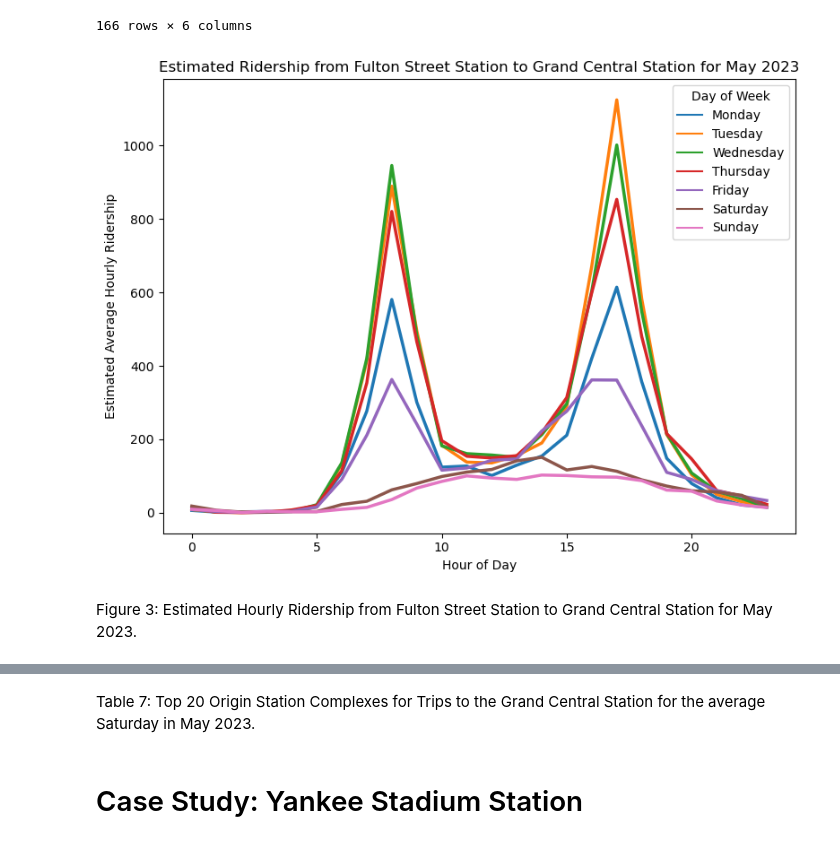
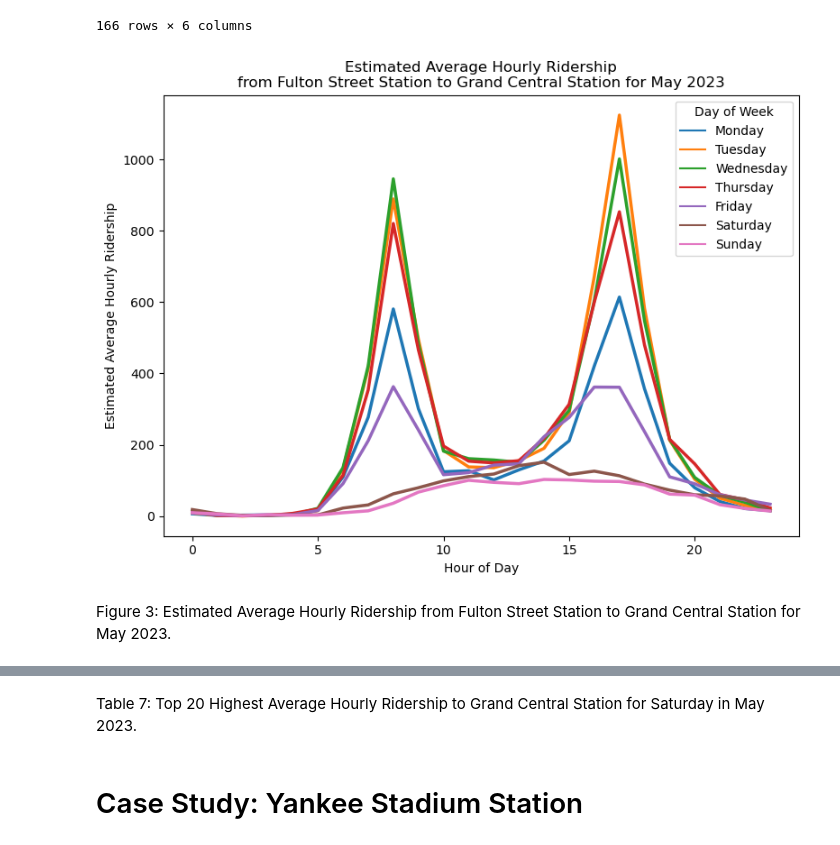
Before and after one commit to mebauer/mta-data, a Jupyter notebook: subway-trips.ipynb, the cells around one changed output, grey strips where cells are left out. Saved outputs shown, nothing was run; the diff lists cells and outputs as text; code cells hidden in the pictures.

```diff
--- a/subway-trips.ipynb
+++ b/subway-trips.ipynb
@@ -446,35 +453,35 @@ grand_central_destination
 # %%
 fig, ax = plt.subplots(figsize=(8, 6))
 
 hue_order = [
     'Monday', 'Tuesday',
     'Wednesday', 'Thursday','Friday',
     'Saturday', 'Sunday'
 ]
 
 sns.lineplot(
     data=grand_central_destination,
     x='hour_of_day',
     y='estimated_average_ridership',
     hue='day_of_week',
     palette="tab10",
     linewidth=2.5,
     hue_order=hue_order,
     ax=ax
 )
 
 ax.get_legend().set_title('Day of Week')
 
-plt.title('Estimated Ridership from Fulton Street Station to Grand Central Station for May 2023')
+plt.title('Estimated Average Hourly Ridership\nfrom Fulton Street Station to Grand Central Station for May 2023')
 plt.xlabel('Hour of Day')
 plt.ylabel('Estimated Average Hourly Ridership')
 
 plt.tight_layout()
 plt.savefig('figures/fulton-grand-central-may.png', dpi=200, bbox_inches='tight')
 # %% [output]
-[figure, old version]
+[figure, new version]
 # %% [markdown]
-Figure 3: Estimated Hourly Ridership from Fulton Street Station to Grand Central Station for May 2023.
+Figure 3: Estimated Average Hourly Ridership from Fulton Street Station to Grand Central Station for May 2023.
 # %%
 grand_central_destination = con.sql("""
     SELECT
@@ -513,7 +520,7 @@ grand_central_destination
 | 18 | 23 St (6) | Grand Central-42 St (S,4,5,6,7) | 60.3575 | 5 | Saturday | 12 |
 | 19 | Astor Pl (6) | Grand Central-42 St (S,4,5,6,7) | 59.4057 | 5 | Saturday | 15 |
 # %% [markdown]
-Table 7: Top 20 Origin Station Complexes for Trips to the Grand Central Station for the average Saturday in May 2023.
+Table 7: Top 20 Highest Average Hourly Ridership to Grand Central Station for Saturday in May 2023.
 # %% [markdown]
 # Case Study: Yankee Stadium Station
 # %%
```
Also changed, not shown: parts of 17 cells of this notebook, 5 other files.
